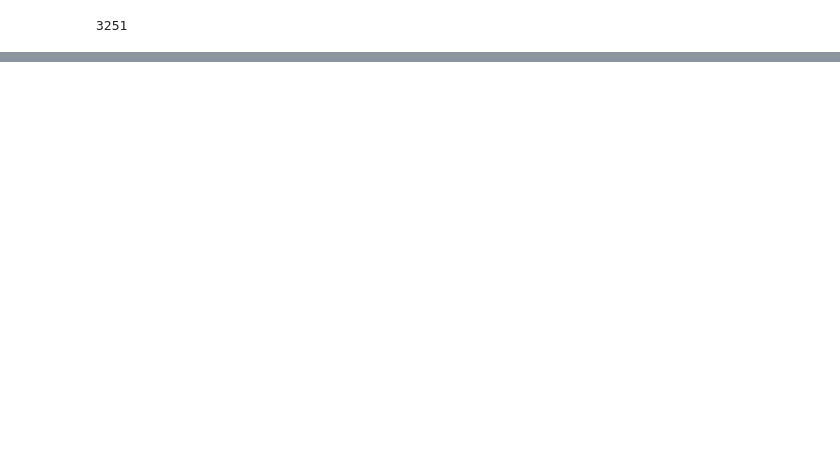
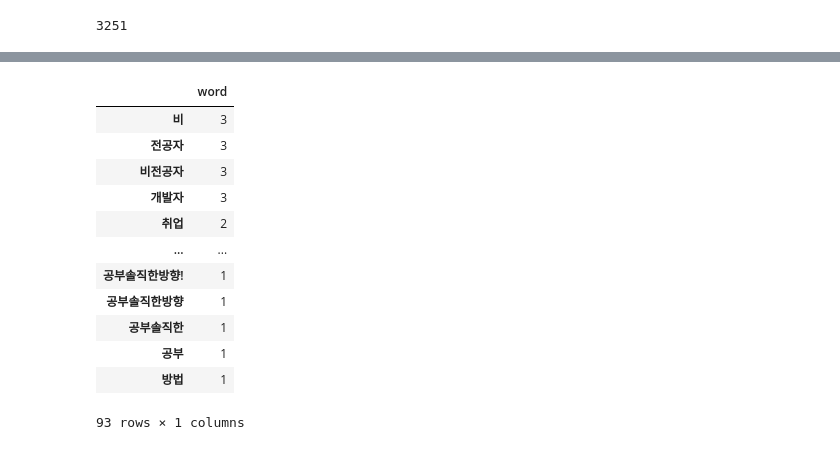
Before and after one commit to skadudd/adDev, a Jupyter notebook: ad_copy_maker/word_parser.ipynb, the cells around one changed output, grey strips where cells are left out. Cells and saved outputs as stored; diff of their text form; code cells hidden in the pictures; blank space fills up the shorter version.

```diff
--- a/ad_copy_maker/word_parser.ipynb
+++ b/ad_copy_maker/word_parser.ipynb
@@ -241,0 +240,47 @@ print(sample_structure_dict)
+# %%
+----WIP------
+tester = ['비전공자 개발자 취업 공부 솔직한 방향!', '백엔드개발자 비전공자 어떻게 준비하나요?', "백엔드개발자 비전공자가 취업하는 방법"]
+word_key = []
+word_joint = []
+for i in tester:
+    x = 0
+    pos = okt.pos(i)
+    # word_joint.append([j[0] for j in pos])
+    while True:
+        words = ''
+        for j in range(x,len(pos)):
+            words += pos[j][0]
+            # if j == x:
+            #     word_key.append(words)
+            #     continue
+            # else:
+            #     word_joint.append(words)
+            word_key.append(pos[x][0])
+            word_joint.append(words)
+        x += 1
+        if x == len(pos):
+            break;
+
+
+word_joint_aggregate = dict.fromkeys(word_key)
+df = pd.DataFrame(word_joint,index=word_key,columns=['word'])
+
+pd.DataFrame(df['word'].value_counts())
+
+# pd.pivot_table(df,index=['word'],columns=[''])
+# for i in word_joint_aggregate:
+#     print(i)
+# %% [output]
+|  | word |
+| 비 | 3 |
+| 전공자 | 3 |
+| 비전공자 | 3 |
+| 개발자 | 3 |
+| 취업 | 2 |
+| ... | ... |
+| 공부솔직한방향! | 1 |
+| 공부솔직한방향 | 1 |
+| 공부솔직한 | 1 |
+| 공부 | 1 |
+| 방법 | 1 |
+93 rows × 1 columns
```
Also changed, not shown: parts of 12 cells of this notebook, 1 other file.
